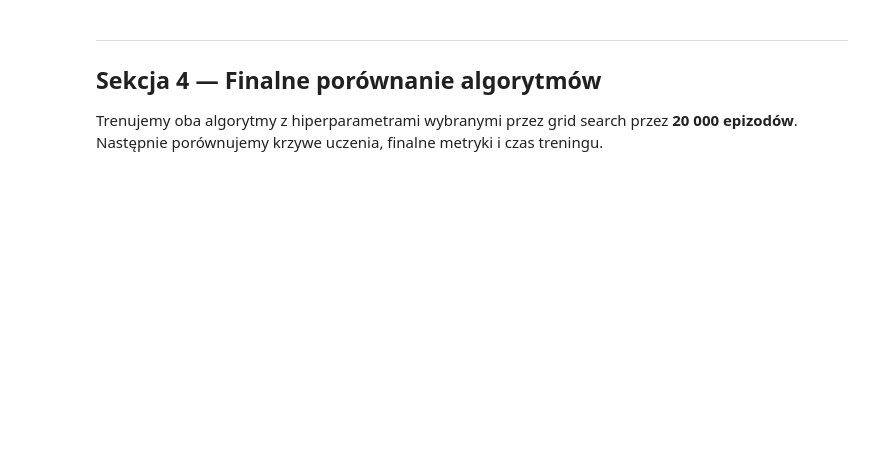
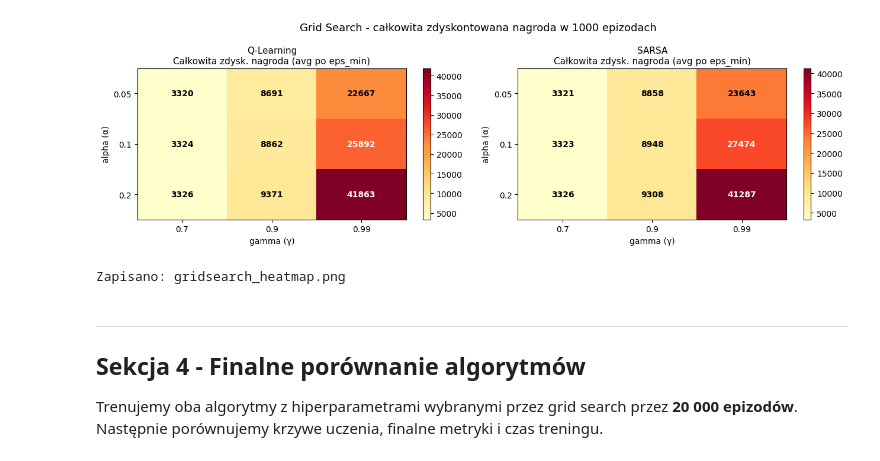
Before and after one commit to PJ-AGH-Organization/InteligencjaObliczeniowa, a Jupyter notebook: Project3_Gymnasium/6_and_8_points_continuous_space/cartpole_continuous.ipynb, the cells around one changed output. Cells and saved outputs as stored; diff of their text form; code cells hidden in the pictures; blank space fills up the shorter version.

```diff
--- a/Project3_Gymnasium/6_and_8_points_continuous_space/cartpole_continuous.ipynb
+++ b/Project3_Gymnasium/6_and_8_points_continuous_space/cartpole_continuous.ipynb
@@ -467,37 +551,40 @@ fig, axes = plt.subplots(1, 2, figsize=(13, 4))
 
 for ax, algo in zip(axes, ['Q-Learning', 'SARSA']):
     matrix = np.zeros((len(ALPHA_GRID), len(GAMMA_GRID)))
     for i, alpha in enumerate(ALPHA_GRID):
         for j, gamma in enumerate(GAMMA_GRID):
             vals = [gs_results[(algo, alpha, gamma, em)] for em in EPS_MIN_GRID]
             matrix[i, j] = np.mean(vals)
 
     im = ax.imshow(matrix, aspect='auto', cmap='YlOrRd')
     ax.set_xticks(range(len(GAMMA_GRID)))
     ax.set_xticklabels([str(g) for g in GAMMA_GRID])
     ax.set_yticks(range(len(ALPHA_GRID)))
     ax.set_yticklabels([str(a) for a in ALPHA_GRID])
     ax.set_xlabel('gamma (\u03b3)')
     ax.set_ylabel('alpha (\u03b1)')
     ax.set_title(f'{algo}\nCałkowita zdysk. nagroda (avg po eps_min)', fontsize=11)
     plt.colorbar(im, ax=ax)
 
     vmax = matrix.max()
     for i in range(len(ALPHA_GRID)):
         for j in range(len(GAMMA_GRID)):
             col = 'white' if matrix[i, j] > 0.6 * vmax else 'black'
             ax.text(j, i, f'{matrix[i, j]:.0f}',
                     ha='center', va='center', fontsize=10, color=col, fontweight='bold')
 
-plt.suptitle('Grid Search — całkowita zdyskontowana nagroda w 1000 epizodach',
+plt.suptitle('Grid Search - całkowita zdyskontowana nagroda w 1000 epizodach',
              fontsize=13)
 plt.tight_layout()
 plt.savefig('gridsearch_heatmap.png', dpi=150, bbox_inches='tight')
 plt.show()
 print('Zapisano: gridsearch_heatmap.png')
+# %% [output]
+[figure, added]
+Zapisano: gridsearch_heatmap.png
 # %% [markdown]
 ---
-## Sekcja 4 — Finalne porównanie algorytmów
+## Sekcja 4 - Finalne porównanie algorytmów
 
 Trenujemy oba algorytmy z hiperparametrami wybranymi przez grid search przez **20 000 epizodów**.
 Następnie porównujemy krzywe uczenia, finalne metryki i czas treningu.
```
Also changed, not shown: parts of 19 cells of this notebook, 6 other files.
